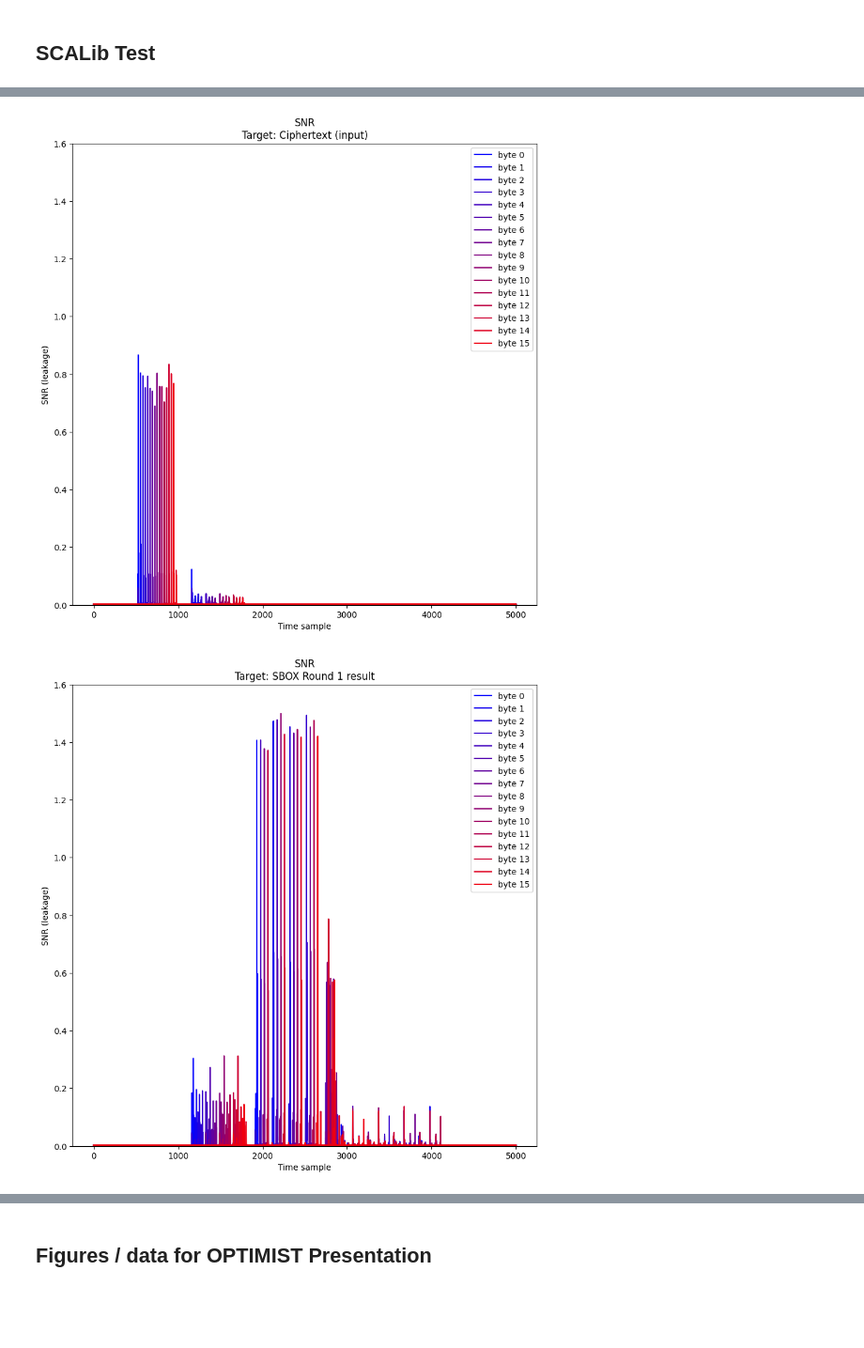
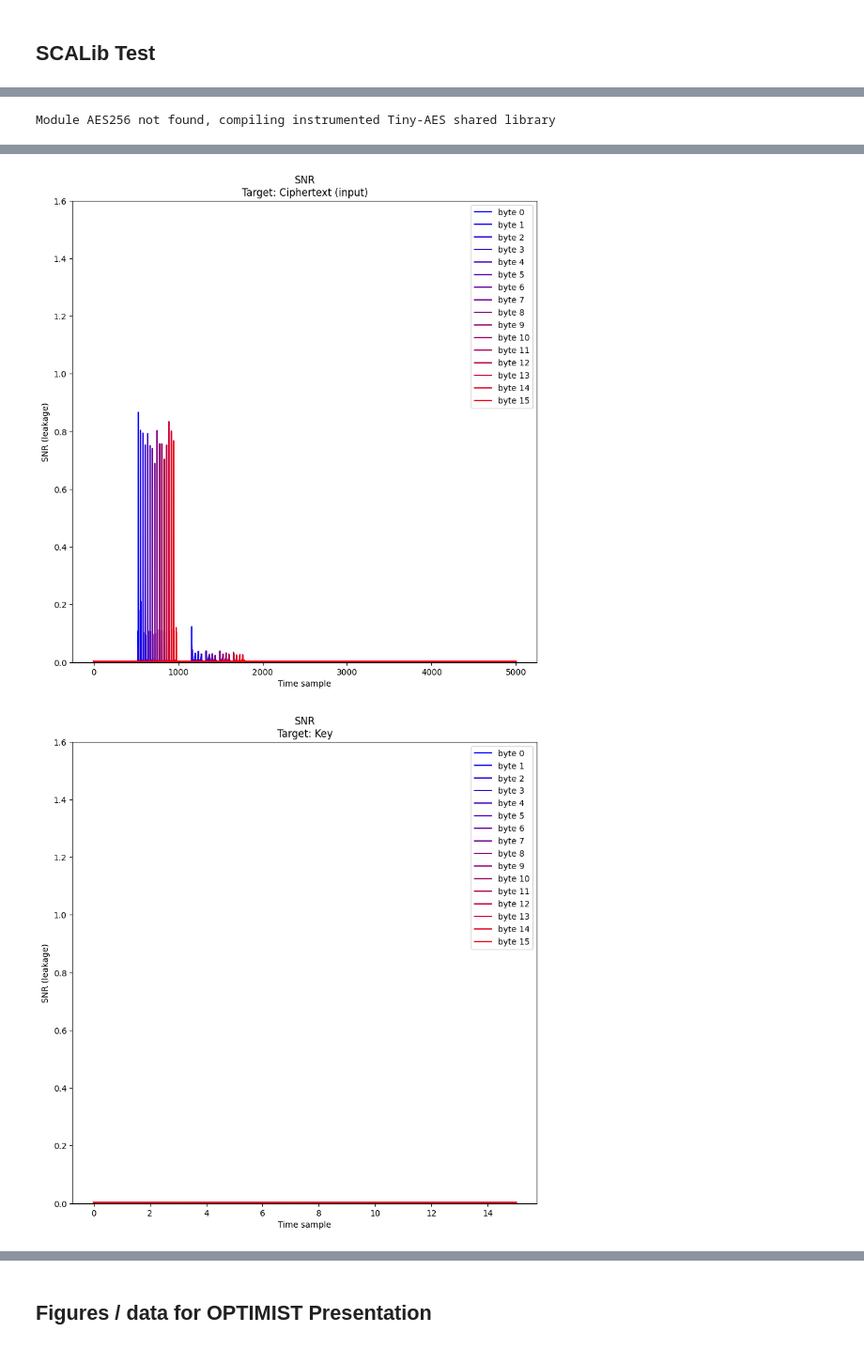
Before and after one commit to cooc1501/OPTIMIST-25, a Jupyter notebook: main.ipynb, the cells around one changed output, grey strips where cells are left out. Shown: that part at 94% size. Drawn from its saved outputs; the diff is of its cells as text; code cells hidden in the pictures; blank space fills up the shorter version.

```diff
--- a/main.ipynb
+++ b/main.ipynb
@@ -36,6 +36,8 @@ t = dset.get("traces")
 
 snr = SNR(t, ct.compute())
 preset_plot(snr.snr, (10, 10), "SNR", f"Target: Ciphertext (input)", (0, 1.6))
+snr = SNR(k, ct.compute())
+preset_plot(snr.snr, (10, 10), "SNR", f"Target: Key", (0, 1.6))
 
 
 # instantiate oracle
@@ -62,0 +69 @@ Ignoring exception:
+Module AES256 not found, compiling instrumented Tiny-AES shared library
@@ -63,2 +85,2 @@ Ignoring exception:
 [figure]
-[figure, old version]
+[figure, new version]
```
Also changed, not shown: parts of 1 cell of this notebook, 3 other files.
